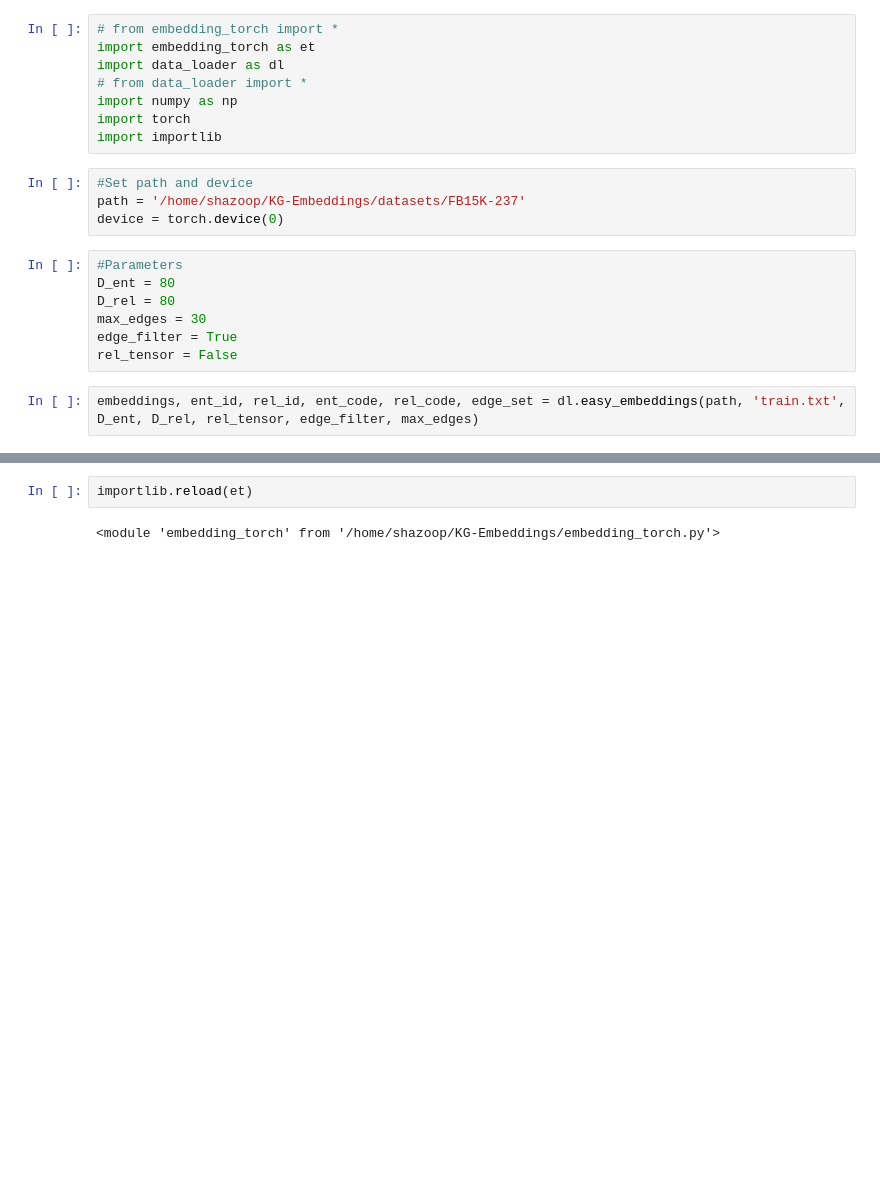
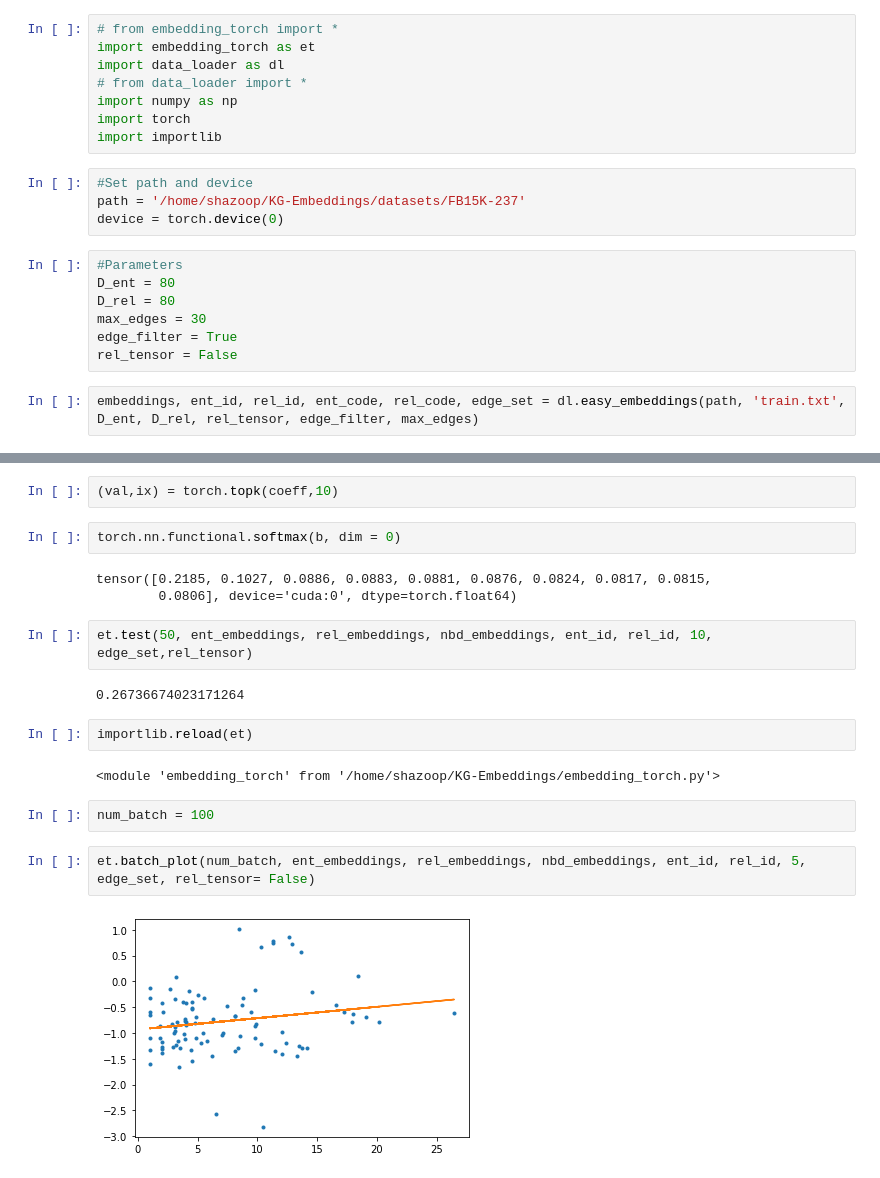
Before and after one commit to shazoop/Graph-Embeddings, a Jupyter notebook: Clean Run.ipynb, the cells around one changed output, grey strips where cells are left out. Saved outputs shown, nothing was run; the diff lists cells and outputs as text; blank space fills up the shorter version.

Commit message:
finally pushed updated changes to embedding + MRR experiments"

```diff
--- a/Clean Run.ipynb
+++ b/Clean Run.ipynb
@@ -26,4 +54,21 @@ edge = list(edge_set['test.txt'])[600]
+# %%
+(val,ix) = torch.topk(coeff,10)
+# %%
+torch.nn.functional.softmax(b, dim = 0)
+# %% [output]
+tensor([0.2185, 0.1027, 0.0886, 0.0883, 0.0881, 0.0876, 0.0824, 0.0817, 0.0815,
+        0.0806], device='cuda:0', dtype=torch.float64)
+# %%
+et.test(50, ent_embeddings, rel_embeddings, nbd_embeddings, ent_id, rel_id, 10, edge_set,rel_tensor)
+# %% [output]
+0.26736674023171264
 # %%
 importlib.reload(et)
 # %% [output]
 <module 'embedding_torch' from '/home/shazoop/KG-Embeddings/embedding_torch.py'>
+# %%
+num_batch = 100
+# %%
+et.batch_plot(num_batch, ent_embeddings, rel_embeddings, nbd_embeddings, ent_id, rel_id, 5, edge_set, rel_tensor= False)
+# %% [output]
+[figure, added]
```
Also changed, not shown: parts of 25 cells of this notebook, 2 other files.
